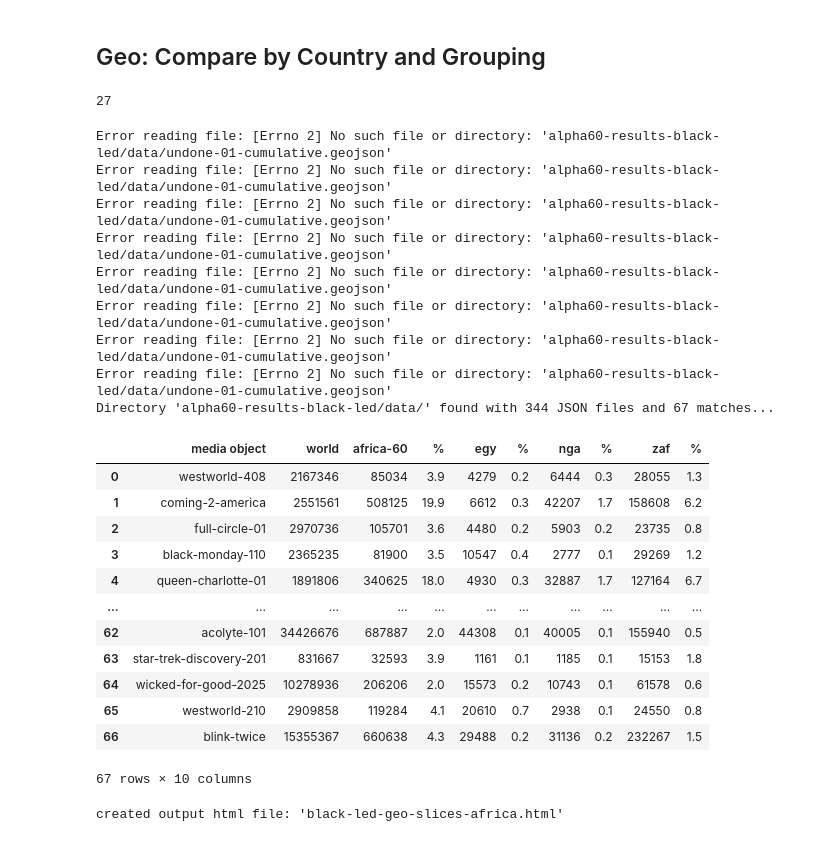
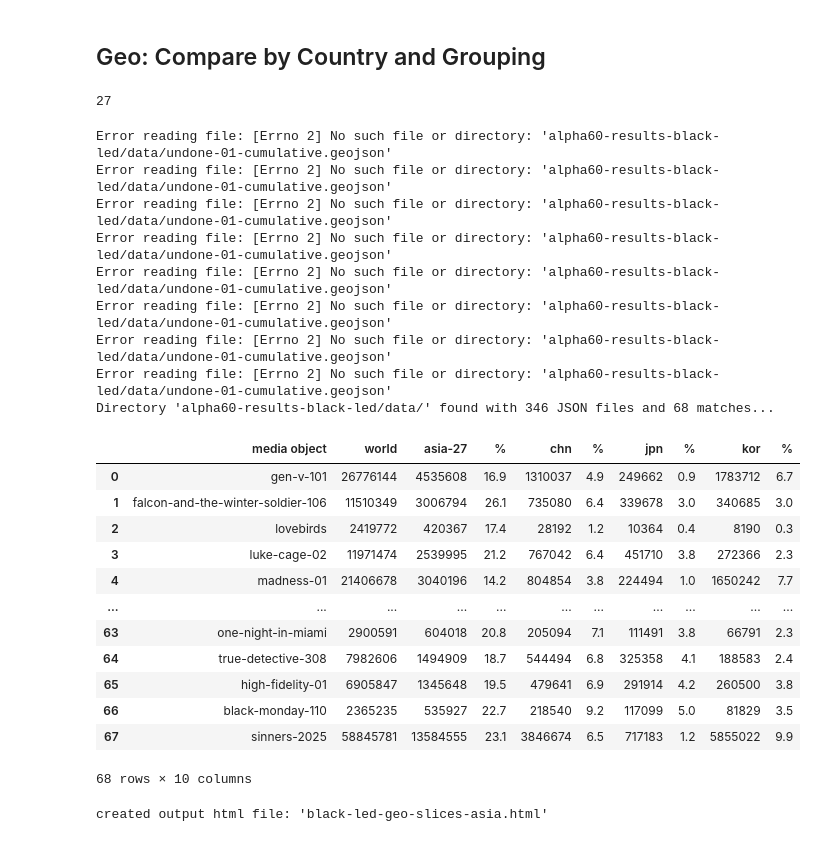
Before and after one commit to alpha60-devops/alpha60-results-star-wars-universe, a Jupyter notebook: analysis/notebooks/explore-2026h1.ipynb, the cells around one changed output. Cells and saved outputs as stored; diff of their text form; code cells hidden in the pictures.

```diff
--- a/analysis/notebooks/explore-2026h1.ipynb
+++ b/analysis/notebooks/explore-2026h1.ipynb
@@ -927,8 +944,8 @@ def repo_to_geo_dataframe(reponame, jsonmatch):
 
     json_data = []
     for filename in file_list_matching:
-      #dfi = geojson_to_asia_dataframe(filename)
-      dfi = geojson_to_africa_dataframe(filename)
+      dfi = geojson_to_asia_dataframe(filename)
+      #dfi = geojson_to_africa_dataframe(filename)
       json_data.append(dfi)
 
     # Concatenate all of them at once
@@ -943,49 +960,49 @@ geojfile = "undone-01-cumulative.geojson"
 resultsg = aggregate_properties(geojfile)
 #display(resultsg)
 
 uno_iso = ["USA"]
 resultsm1 = aggregate_properties_by_country(geojfile, uno_iso)
 #display(resultsm1)
 
 resultsa = aggregate_properties_by_country(geojfile, asia_iso)
 #display(resultsa)
 
 # One media object
 df_result = geojson_to_asia_dataframe(geojfile)
 #display(df_result)
 
 # Whole repo
 df_repo = repo_to_geo_dataframe(reponame, "cumulative.geojson")
 display(df_repo)
 #df_to_spreadsheet(df_repo, f"{mediaobj}-geo-slices.xlsx")
 
 scolsm = [df_repo.columns[1], df_repo.columns[2], df_repo.columns[4], df_repo.columns[6], df_repo.columns[8]]
-#df_to_table_html(df_repo, mediaobj + "-geo-slices-asia" + ".html", scolsm)
-df_to_table_html(df_repo, mediaobj + "-geo-slices-africa" + ".html", scolsm)
+df_to_table_html(df_repo, mediaobj + "-geo-slices-asia" + ".html", scolsm)
+#df_to_table_html(df_repo, mediaobj + "-geo-slices-africa" + ".html", scolsm)
 # %% [output]
 27
 Error reading file: [Errno 2] No such file or directory: 'alpha60-results-black-led/data/undone-01-cumulative.geojson'
 Error reading file: [Errno 2] No such file or directory: 'alpha60-results-black-led/data/undone-01-cumulative.geojson'
 Error reading file: [Errno 2] No such file or directory: 'alpha60-results-black-led/data/undone-01-cumulative.geojson'
 Error reading file: [Errno 2] No such file or directory: 'alpha60-results-black-led/data/undone-01-cumulative.geojson'
 Error reading file: [Errno 2] No such file or directory: 'alpha60-results-black-led/data/undone-01-cumulative.geojson'
 Error reading file: [Errno 2] No such file or directory: 'alpha60-results-black-led/data/undone-01-cumulative.geojson'
 Error reading file: [Errno 2] No such file or directory: 'alpha60-results-black-led/data/undone-01-cumulative.geojson'
 Error reading file: [Errno 2] No such file or directory: 'alpha60-results-black-led/data/undone-01-cumulative.geojson'
-Directory 'alpha60-results-black-led/data/' found with 344 JSON files and 67 matches...
+Directory 'alpha60-results-black-led/data/' found with 346 JSON files and 68 matches...
-|  | media object | world | africa-60 | % | egy | % | nga | % | zaf | % |
-| 0 | westworld-408 | 2167346 | 85034 | 3.9 | 4279 | 0.2 | 6444 | 0.3 | 28055 | 1.3 |
-| 1 | coming-2-america | 2551561 | 508125 | 19.9 | 6612 | 0.3 | 42207 | 1.7 | 158608 | 6.2 |
-| 2 | full-circle-01 | 2970736 | 105701 | 3.6 | 4480 | 0.2 | 5903 | 0.2 | 23735 | 0.8 |
-| 3 | black-monday-110 | 2365235 | 81900 | 3.5 | 10547 | 0.4 | 2777 | 0.1 | 29269 | 1.2 |
-| 4 | queen-charlotte-01 | 1891806 | 340625 | 18.0 | 4930 | 0.3 | 32887 | 1.7 | 127164 | 6.7 |
+|  | media object | world | asia-27 | % | chn | % | jpn | % | kor | % |
+| 0 | gen-v-101 | 26776144 | 4535608 | 16.9 | 1310037 | 4.9 | 249662 | 0.9 | 1783712 | 6.7 |
+| 1 | falcon-and-the-winter-soldier-106 | 11510349 | 3006794 | 26.1 | 735080 | 6.4 | 339678 | 3.0 | 340685 | 3.0 |
+| 2 | lovebirds | 2419772 | 420367 | 17.4 | 28192 | 1.2 | 10364 | 0.4 | 8190 | 0.3 |
+| 3 | luke-cage-02 | 11971474 | 2539995 | 21.2 | 767042 | 6.4 | 451710 | 3.8 | 272366 | 2.3 |
+| 4 | madness-01 | 21406678 | 3040196 | 14.2 | 804854 | 3.8 | 224494 | 1.0 | 1650242 | 7.7 |
 | ... | ... | ... | ... | ... | ... | ... | ... | ... | ... | ... |
-| 62 | acolyte-101 | 34426676 | 687887 | 2.0 | 44308 | 0.1 | 40005 | 0.1 | 155940 | 0.5 |
-| 63 | star-trek-discovery-201 | 831667 | 32593 | 3.9 | 1161 | 0.1 | 1185 | 0.1 | 15153 | 1.8 |
-| 64 | wicked-for-good-2025 | 10278936 | 206206 | 2.0 | 15573 | 0.2 | 10743 | 0.1 | 61578 | 0.6 |
-| 65 | westworld-210 | 2909858 | 119284 | 4.1 | 20610 | 0.7 | 2938 | 0.1 | 24550 | 0.8 |
-| 66 | blink-twice | 15355367 | 660638 | 4.3 | 29488 | 0.2 | 31136 | 0.2 | 232267 | 1.5 |
+| 63 | one-night-in-miami | 2900591 | 604018 | 20.8 | 205094 | 7.1 | 111491 | 3.8 | 66791 | 2.3 |
+| 64 | true-detective-308 | 7982606 | 1494909 | 18.7 | 544494 | 6.8 | 325358 | 4.1 | 188583 | 2.4 |
+| 65 | high-fidelity-01 | 6905847 | 1345648 | 19.5 | 479641 | 6.9 | 291914 | 4.2 | 260500 | 3.8 |
+| 66 | black-monday-110 | 2365235 | 535927 | 22.7 | 218540 | 9.2 | 117099 | 5.0 | 81829 | 3.5 |
+| 67 | sinners-2025 | 58845781 | 13584555 | 23.1 | 3846674 | 6.5 | 717183 | 1.2 | 5855022 | 9.9 |
-67 rows × 10 columns
+68 rows × 10 columns
-created output html file: 'black-led-geo-slices-africa.html'
+created output html file: 'black-led-geo-slices-asia.html'
 [interactive output not drawn]
 [interactive output not drawn]
```
Also changed, not shown: parts of 6 cells of this notebook.
